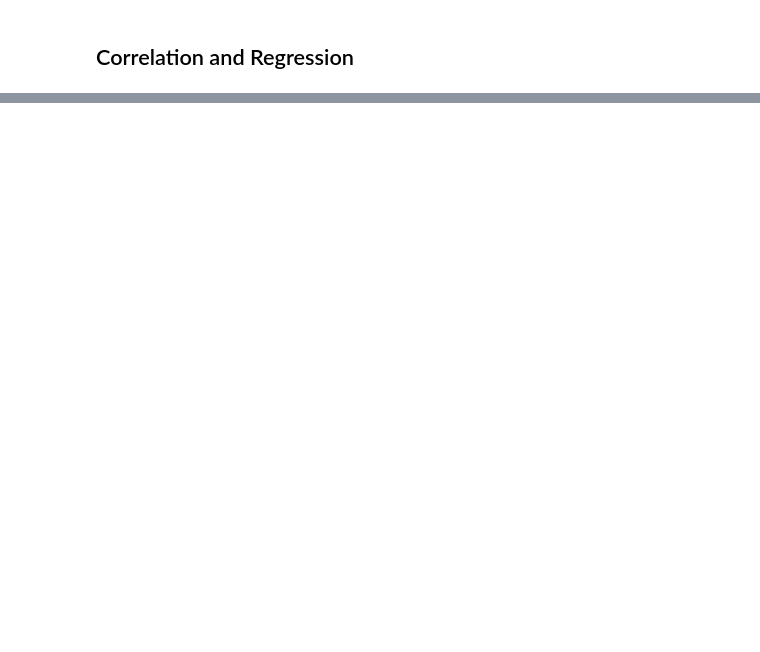
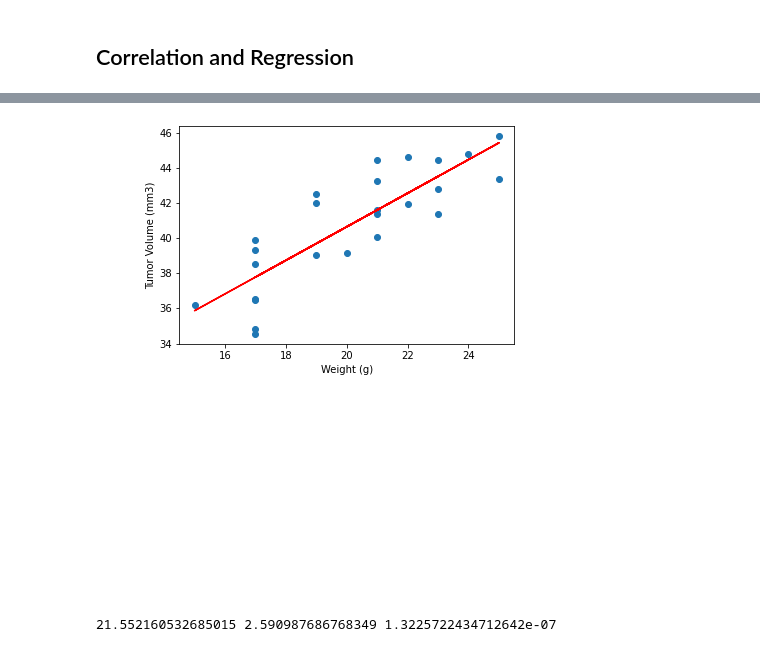
Before and after one commit to Epilena/Pymaceuticals-Matplotlib-, a Jupyter notebook: pymaceuticals_code.ipynb, the cells around one changed output, grey strips where cells are left out. Cells and saved outputs as stored; diff of their text form; code cells hidden in the pictures; blank space fills up the shorter version.

```diff
--- a/pymaceuticals_code.ipynb
+++ b/pymaceuticals_code.ipynb
@@ -250,0 +334,20 @@ for drug in drugs:
+# %%
+#linear regression model
+x_values = avg_tv['Weight (g)']
+y_values = avg_tv['Tumor Volume (mm3)']
+slope, intercept, rvalue, pvalue, stderr= st.linregress(x_values, y_values)
+regress_values = x_values * slope + intercept
+line_eq = "y = " + str(round(slope,2)) + "x + " + str(round(intercept,2))
+plt.scatter(x_values,y_values)
+plt.plot(x_values,regress_values,"r-")
+plt.annotate(line_eq,(12,20),fontsize=12,color="red")
+plt.xlabel('Weight (g)')
+plt.ylabel('Tumor Volume (mm3)')
+plt.show()
+# %% [output]
+[figure, added]
+# %%
+result = st.linregress(x_values, y_values)
+print(result.intercept, result.intercept_stderr, result.pvalue)
+# %% [output]
+21.552160532685015 2.590987686768349 1.3225722434712642e-07
```
Also changed, not shown: parts of 6 cells of this notebook, 1 other file.
